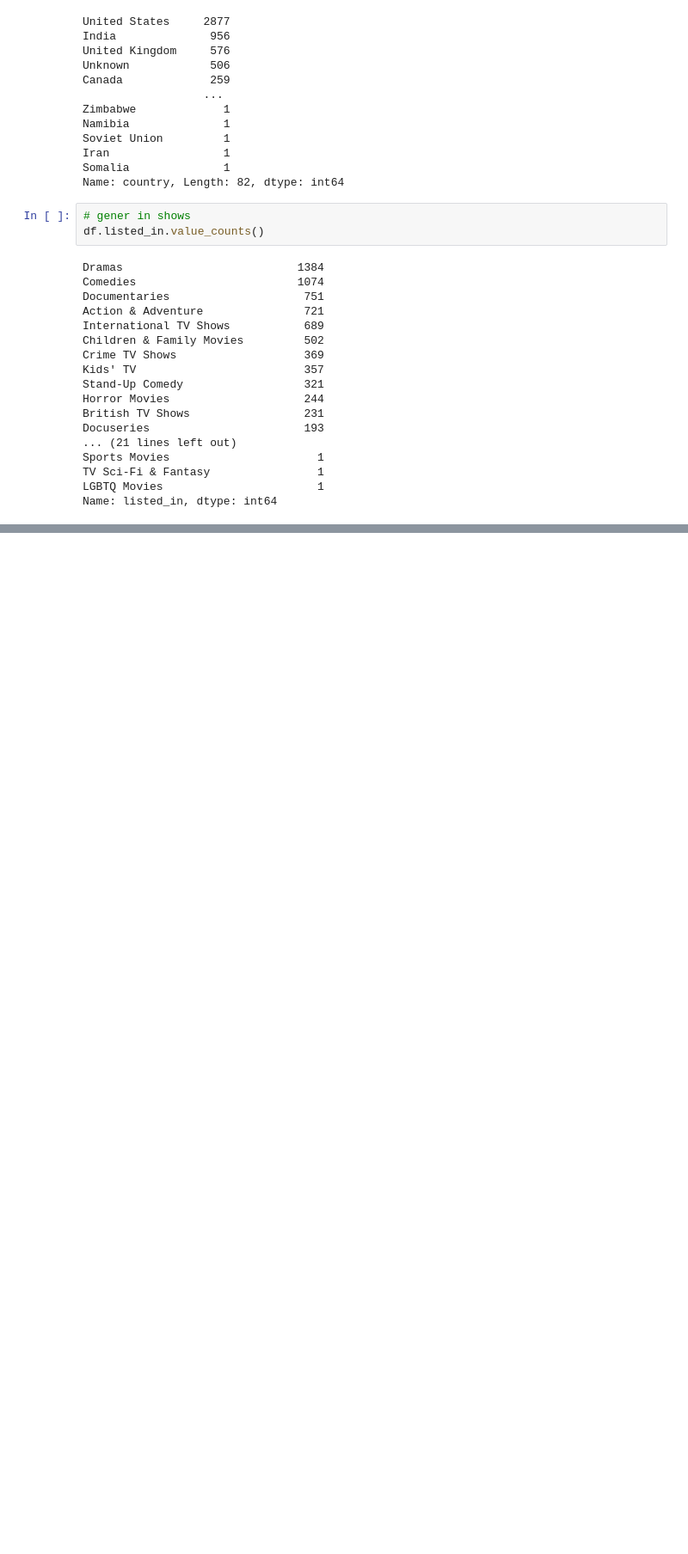
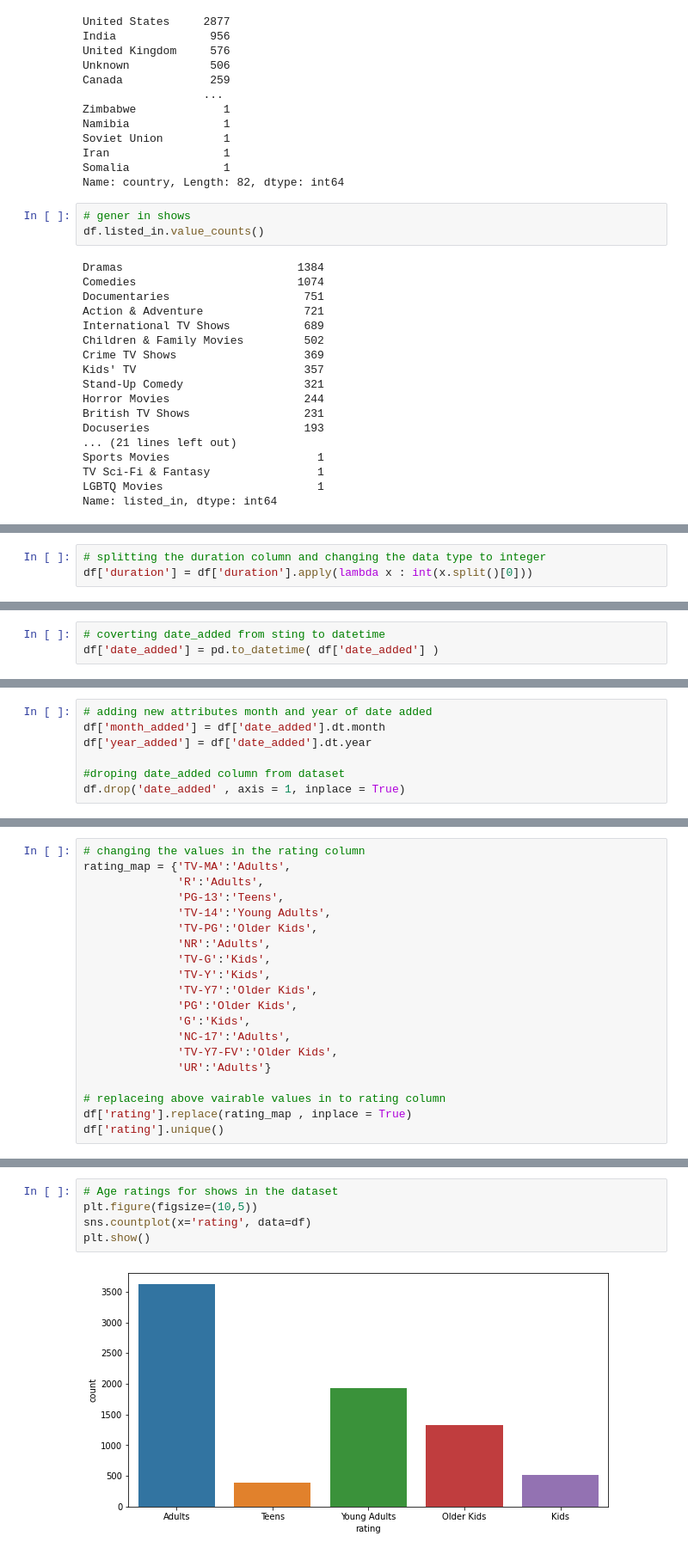
Before and after one commit to vinodvicki/NETFLIX-MOVIE-TV-SHOWS-CLUSTERING, a Jupyter notebook: NETFLIX_MOVIE_AND_TV_SHOWS_CLUSTERING.ipynb, the cells around one changed output, grey strips where cells are left out. Shown at 86% size. Cells and saved outputs as stored; diff of their text form; blank space fills up the shorter version.

```diff
--- a/NETFLIX_MOVIE_AND_TV_SHOWS_CLUSTERING.ipynb
+++ b/NETFLIX_MOVIE_AND_TV_SHOWS_CLUSTERING.ipynb
@@ -326,0 +368,3 @@ Name: listed_in, dtype: int64
+# %%
+# splitting the duration column and changing the data type to integer
+df['duration'] = df['duration'].apply(lambda x : int(x.split()[0]))
@@ -326,0 +403,3 @@ Name: listed_in, dtype: int64
+# %%
+# coverting date_added from sting to datetime
+df['date_added'] = pd.to_datetime( df['date_added'] )
@@ -326,0 +413,7 @@ Name: listed_in, dtype: int64
+# %%
+# adding new attributes month and year of date added
+df['month_added'] = df['date_added'].dt.month
+df['year_added'] = df['date_added'].dt.year
+
+#droping date_added column from dataset
+df.drop('date_added' , axis = 1, inplace = True)
@@ -326,0 +449,20 @@ Name: listed_in, dtype: int64
+# %%
+# changing the values in the rating column
+rating_map = {'TV-MA':'Adults',
+              'R':'Adults',
+              'PG-13':'Teens',
+              'TV-14':'Young Adults',
+              'TV-PG':'Older Kids',
+              'NR':'Adults',
+              'TV-G':'Kids',
+              'TV-Y':'Kids',
+              'TV-Y7':'Older Kids',
+              'PG':'Older Kids',
+              'G':'Kids',
+              'NC-17':'Adults',
+              'TV-Y7-FV':'Older Kids',
+              'UR':'Adults'}
+
+# replaceing above vairable values in to rating column
+df['rating'].replace(rating_map , inplace = True)
+df['rating'].unique()
@@ -326,0 +484,7 @@ Name: listed_in, dtype: int64
+# %%
+# Age ratings for shows in the dataset
+plt.figure(figsize=(10,5))
+sns.countplot(x='rating', data=df)
+plt.show()
+# %% [output]
+[figure, added]
```
Also changed, not shown: parts of 21 cells of this notebook.
